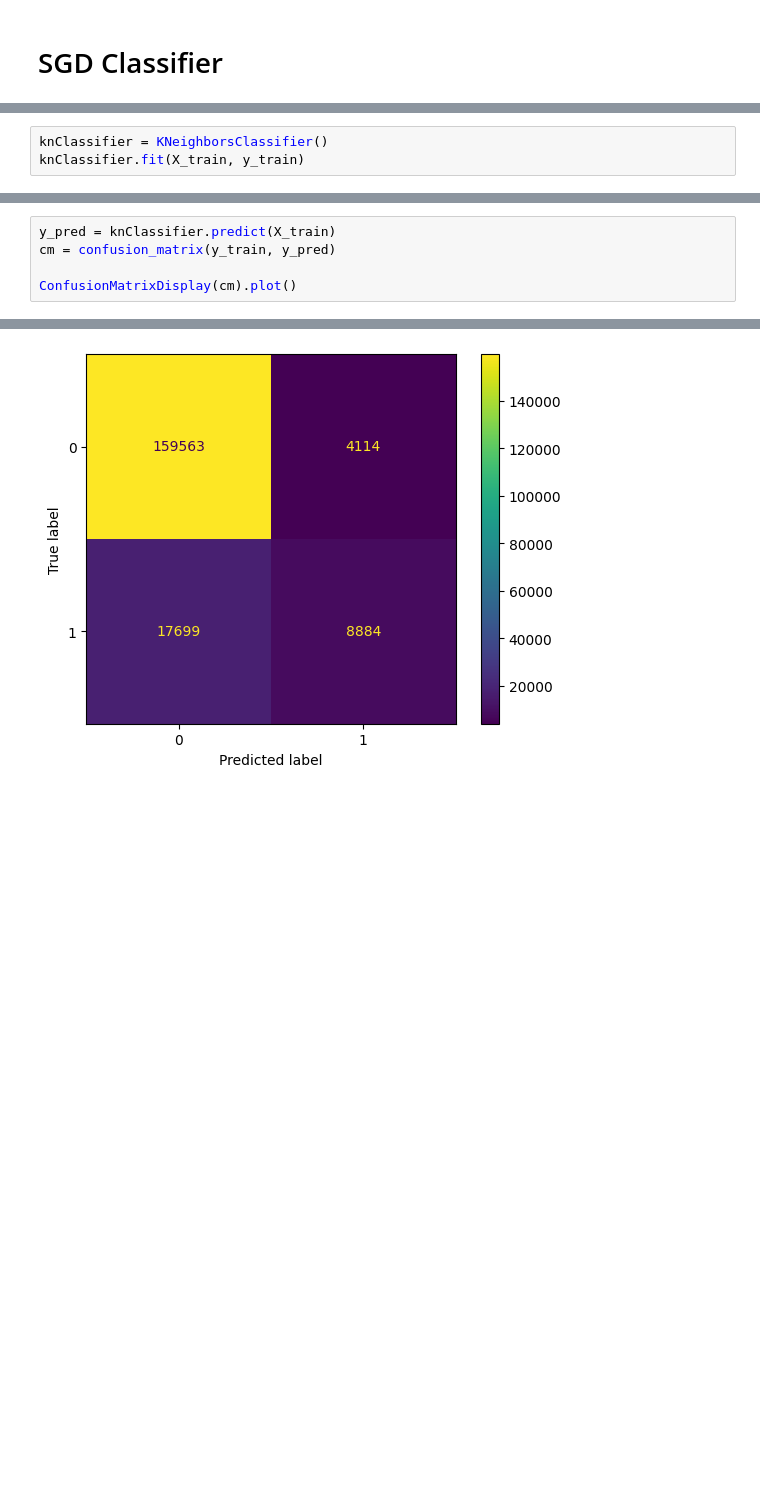
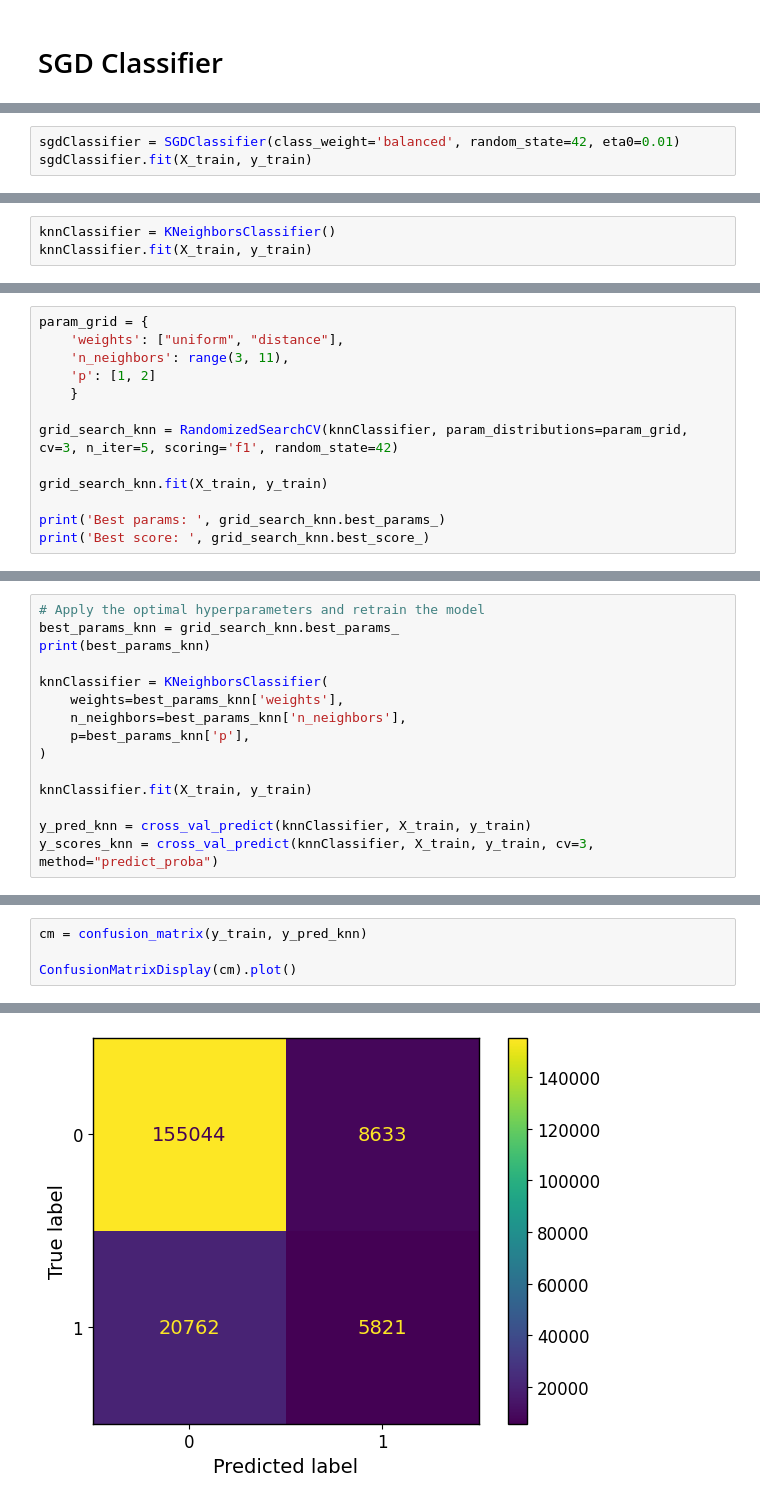
Before and after one commit to Grade123/NTNU-IE500618-Assignment-2, a Jupyter notebook: notebooks/diabetes_classification.ipynb, the cells around one changed output, grey strips where cells are left out. Saved outputs shown, nothing was run; the diff lists cells and outputs as text; blank space fills up the shorter version.

```diff
--- a/notebooks/diabetes_classification.ipynb
+++ b/notebooks/diabetes_classification.ipynb
@@ -93,0 +116,3 @@ SGDClassifier()
+# %%
+sgdClassifier = SGDClassifier(class_weight='balanced', random_state=42, eta0=0.01)
+sgdClassifier.fit(X_train, y_train)
@@ -104,3 +219,3 @@ ConfusionMatrixDisplay(cm).plot()
 # %%
-knClassifier = KNeighborsClassifier()
-knClassifier.fit(X_train, y_train)
+knnClassifier = KNeighborsClassifier()
+knnClassifier.fit(X_train, y_train)
@@ -108,0 +222,13 @@ KNeighborsClassifier()
+# %%
+param_grid = {
+    'weights': ["uniform", "distance"],
+    'n_neighbors': range(3, 11),
+    'p': [1, 2]
+    }
+
+grid_search_knn = RandomizedSearchCV(knnClassifier, param_distributions=param_grid, cv=3, n_iter=5, scoring='f1', random_state=42)
+
+grid_search_knn.fit(X_train, y_train)
+
+print('Best params: ', grid_search_knn.best_params_)
+print('Best score: ', grid_search_knn.best_score_)
@@ -108,0 +238,15 @@ KNeighborsClassifier()
+# %%
+# Apply the optimal hyperparameters and retrain the model
+best_params_knn = grid_search_knn.best_params_
+print(best_params_knn)
+
+knnClassifier = KNeighborsClassifier(
+    weights=best_params_knn['weights'],
+    n_neighbors=best_params_knn['n_neighbors'],
+    p=best_params_knn['p'],
+)
+
+knnClassifier.fit(X_train, y_train)
+
+y_pred_knn = cross_val_predict(knnClassifier, X_train, y_train)
+y_scores_knn = cross_val_predict(knnClassifier, X_train, y_train, cv=3, method="predict_proba")
@@ -109,8 +255,7 @@ KNeighborsClassifier()
 # %%
-y_pred = knClassifier.predict(X_train)
-cm = confusion_matrix(y_train, y_pred)
+cm = confusion_matrix(y_train, y_pred_knn)
 
 ConfusionMatrixDisplay(cm).plot()
 # %% [output]
 <sklearn.metrics._plot.confusion_matrix.ConfusionMatrixDisplay at 0x...>
-[figure, old version]
+[figure, new version]
```
Also changed, not shown: parts of 32 cells of this notebook.
